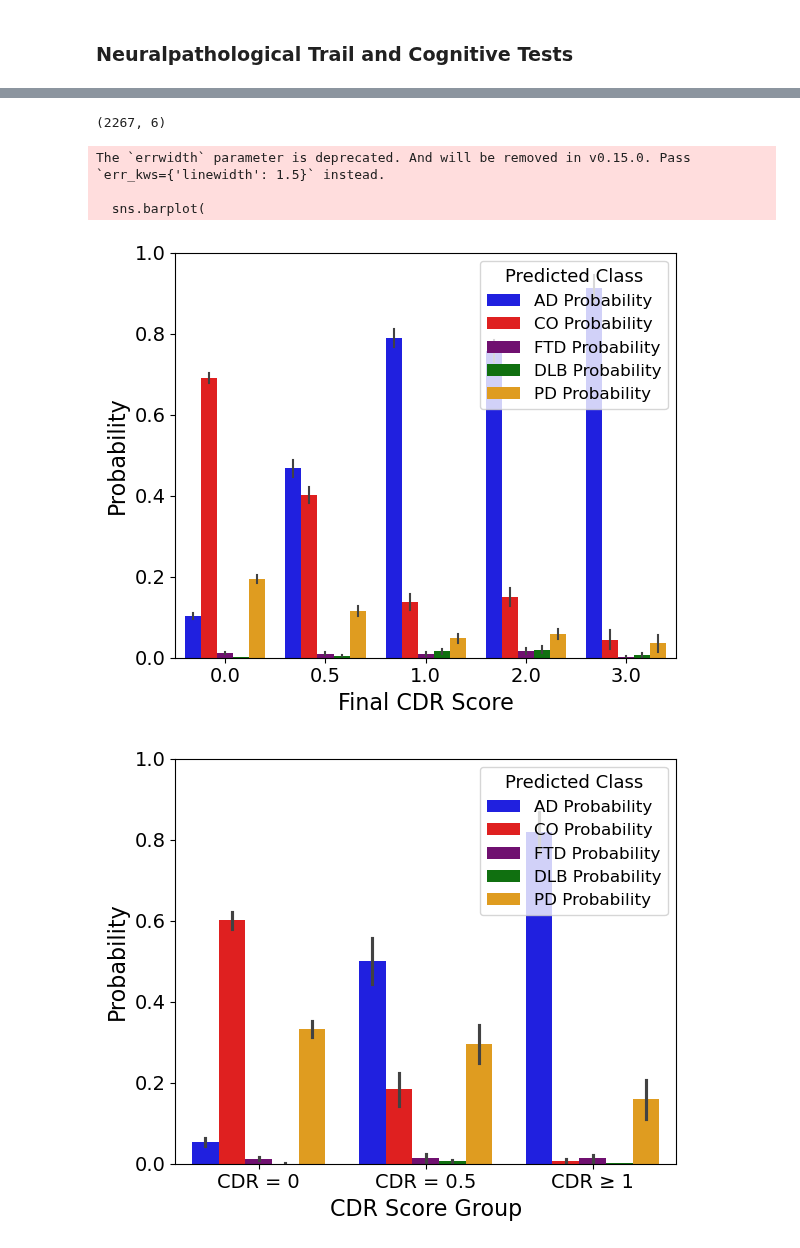
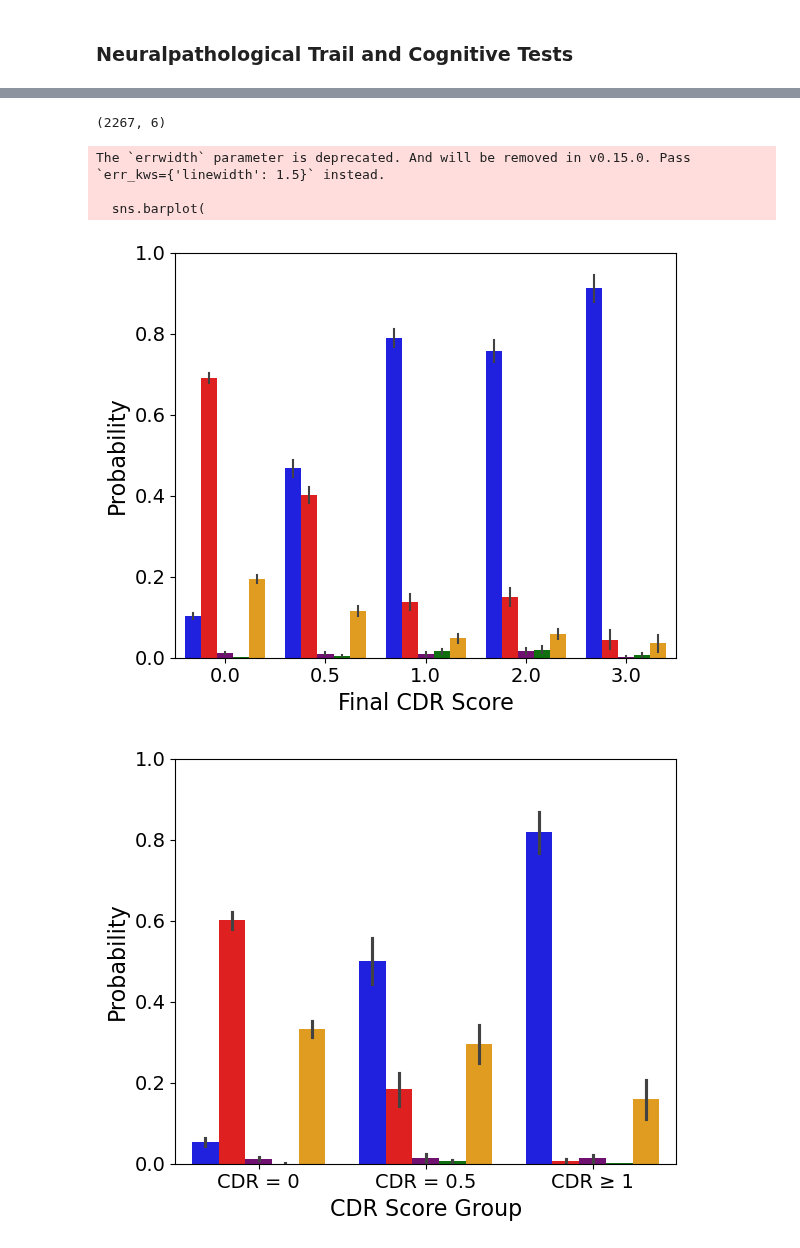
Before and after one commit to YingXu001/CSF_Plasma_Proteomics_AI_Classifier, a Jupyter notebook: LightGBM_WashU_PUB.ipynb, the cells around one changed output, grey strips where cells are left out. Drawn from its saved outputs; the diff is of its cells as text; code cells hidden in the pictures.

Commit message:
update models

```diff
--- a/LightGBM_WashU_PUB.ipynb
+++ b/LightGBM_WashU_PUB.ipynb
@@ -32,6 +32,6 @@ plasma_significant_rows = pd.read_csv("plasma_significant_rows_0203.csv")
 # %% [markdown]
 ### Data Loader
 # %%
-data = csf_data.copy()
+data = plasma_data.copy()
 print(data.shape)
 # %% [output]
@@ -89,11 +84,11 @@ print(filtered_data.shape)
 ### LightGBM Model Performance
 # %%
 import joblib
-csf_lgbm_model = joblib.load("csf_model_output/csf_lgbm_model_400_0411.pkl")
-# csf_lgbm_model = joblib.load("plasma_model_output/plasma_lgbm_model_700_0411.pkl")
+# csf_lgbm_model = joblib.load("csf_model_output/csf_lgbm_model_400_0411.pkl")
+csf_lgbm_model = joblib.load("plasma_model_output/plasma_lgbm_model_700_0411.pkl")
 # %%
-with open("csf_model_output/csf_selected_features_400_0411.txt", "r") as f:
-# with open("plasma_model_output/plasma_selected_features_700_0411.txt", "r") as f:
+# with open("csf_model_output/csf_selected_features_400_0411.txt", "r") as f:
+with open("plasma_model_output/plasma_selected_features_700_0411.txt", "r") as f:
     csf_selected_features = [line.strip() for line in f.readlines()]
 
 existing_features = [feature for feature in csf_selected_features if feature in filtered_data.columns]
@@ -282,35 +539,36 @@ for var in categorical_vars:
     plot_data = results_df[[var] + y_vars].dropna()
     print(plot_data.shape)
     plot_data_melted = plot_data.melt(id_vars=var, value_vars=y_vars,
                                       var_name='Prediction', value_name='Probability')
 
     plt.figure(figsize=(6, 5))
     sns.barplot(
         data=plot_data_melted,
         x=var,
         y='Probability',
         hue='Prediction',
         estimator=np.mean,
         errorbar=('se'),
         palette=palette,
         errwidth=1.5
     )
 
     plt.xticks(fontsize=14)
     plt.yticks(fontsize=14)
     plt.ylim(0, 1)
     # plt.title(f'{cat_var}', fontsize=18, fontweight='bold')
     plt.xlabel("Final CDR Score", size=16)
     plt.ylabel('Probability', size=16)
-    plt.legend(title='Predicted Class', loc='upper right', fontsize=12, title_fontsize=13)
+    # plt.legend(title='Predicted Class', loc='upper right', fontsize=12, title_fontsize=13)
+    plt.legend([],[], frameon=False)
     plt.tight_layout()
     plt.show()
 # %% [output]
 (2267, 6)
 The `errwidth` parameter is deprecated. And will be removed in v0.15.0. Pass `err_kws={'linewidth': 1.5}` instead.
 
   sns.barplot(
-[figure, old version]
+[figure, new version]
 # %%
 import pandas as pd
 import seaborn as sns
@@ -372,9 +630,9 @@ plt.ylim(0, 1)
 # plt.title("ADAD Affected & Unaffected: CDR Score", fontsize=18, fontweight='bold')
 plt.xlabel("CDR Score Group", size=16)
 plt.ylabel("Probability", size=16)
-plt.legend(title='Predicted Class', loc='upper right', fontsize=12, title_fontsize=13)
-# plt.legend([],[], frameon=False)
+# plt.legend(title='Predicted Class', loc='upper right', fontsize=12, title_fontsize=13)
+plt.legend([],[], frameon=False)
 plt.tight_layout()
 plt.show()
 # %% [output]
-[figure, old version]
+[figure, new version]
```
Also changed, not shown: parts of 30 cells of this notebook, 5 other files.
